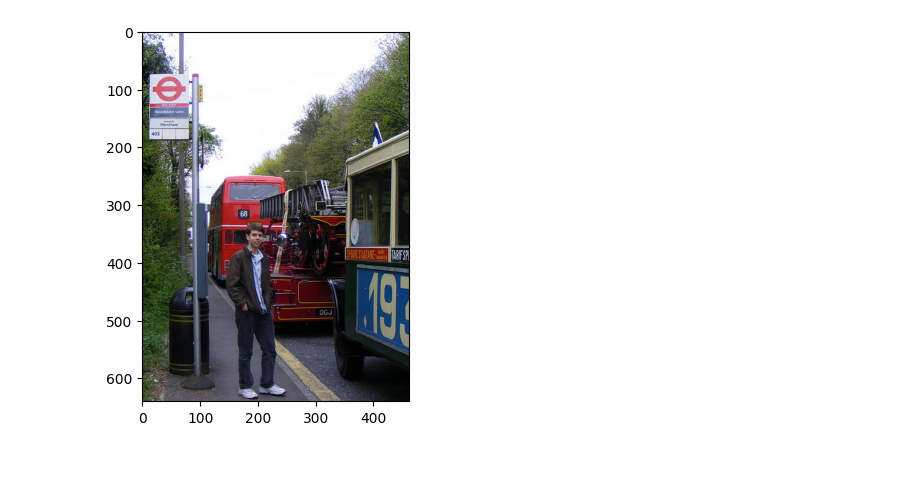
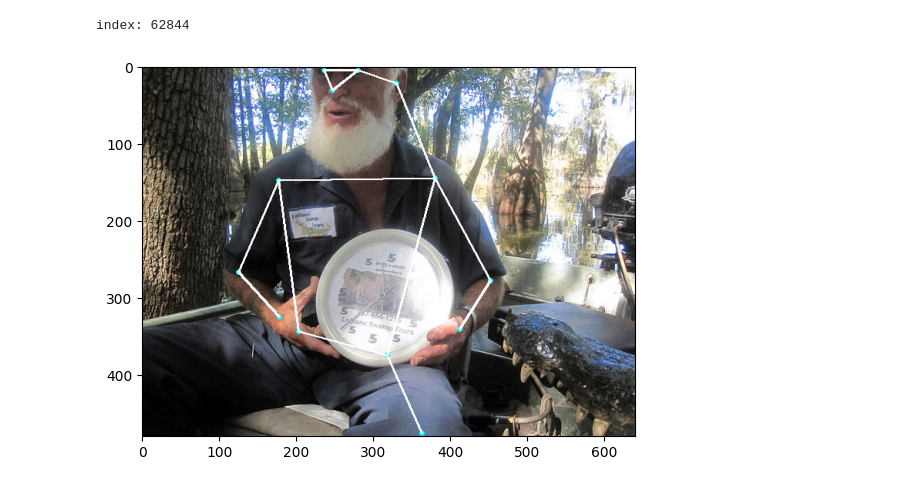
Before and after one commit to lancifollia/pose, a Jupyter notebook: notebooks/1_4_affine_transform_test2.ipynb, the cells around one changed output. Saved outputs shown, nothing was run; the diff lists cells and outputs as text; code cells hidden in the pictures.

```diff
--- a/notebooks/1_4_affine_transform_test2.ipynb
+++ b/notebooks/1_4_affine_transform_test2.ipynb
@@ -74,9 +74,15 @@ plt.show()
 # %%
+print(f"index: {idx}")
 sample = dataset.get_sample(idx)
-image_path = dataset.get_image_meta(sample['image_id'])['file_name']
+image_meta = dataset.get_image_meta(sample['image_id'])
+image_path = image_meta['file_name']
 image = read_image(image_path)
+kp = sample['keypoints'][:,:2].reshape(1,17,2)
+vis = sample['keypoints'][:,2].reshape(1,17,1)
+image = draw_keypoints(image, kp, connectivity=connectivity, colors=COLOR_CYAN, radius=3, visibility=vis)
 image = to_pil(image)
 plt.imshow(image)
 plt.show()
 # %% [output]
+index: 62844
-[figure, old version]
+[figure, new version]
```
Also changed, not shown: parts of 3 cells of this notebook, 2 other files.
